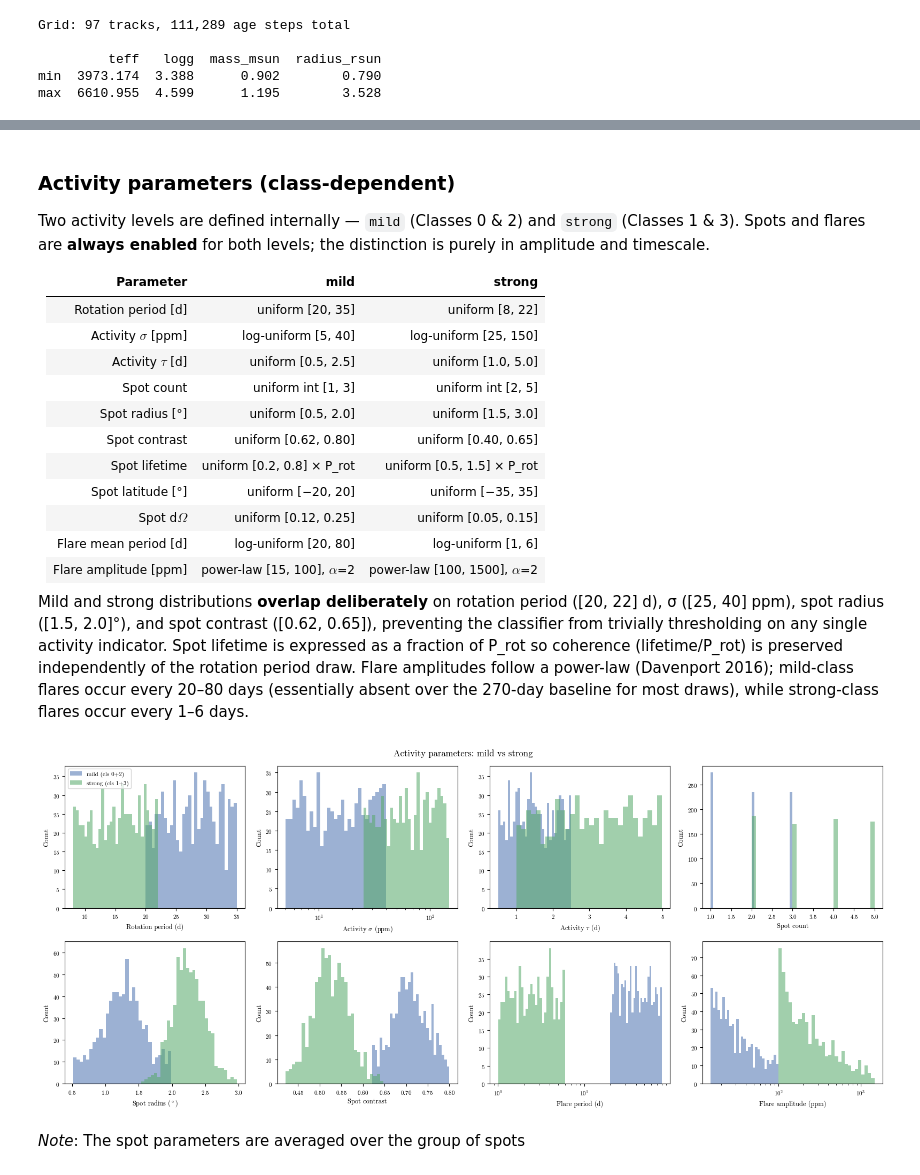
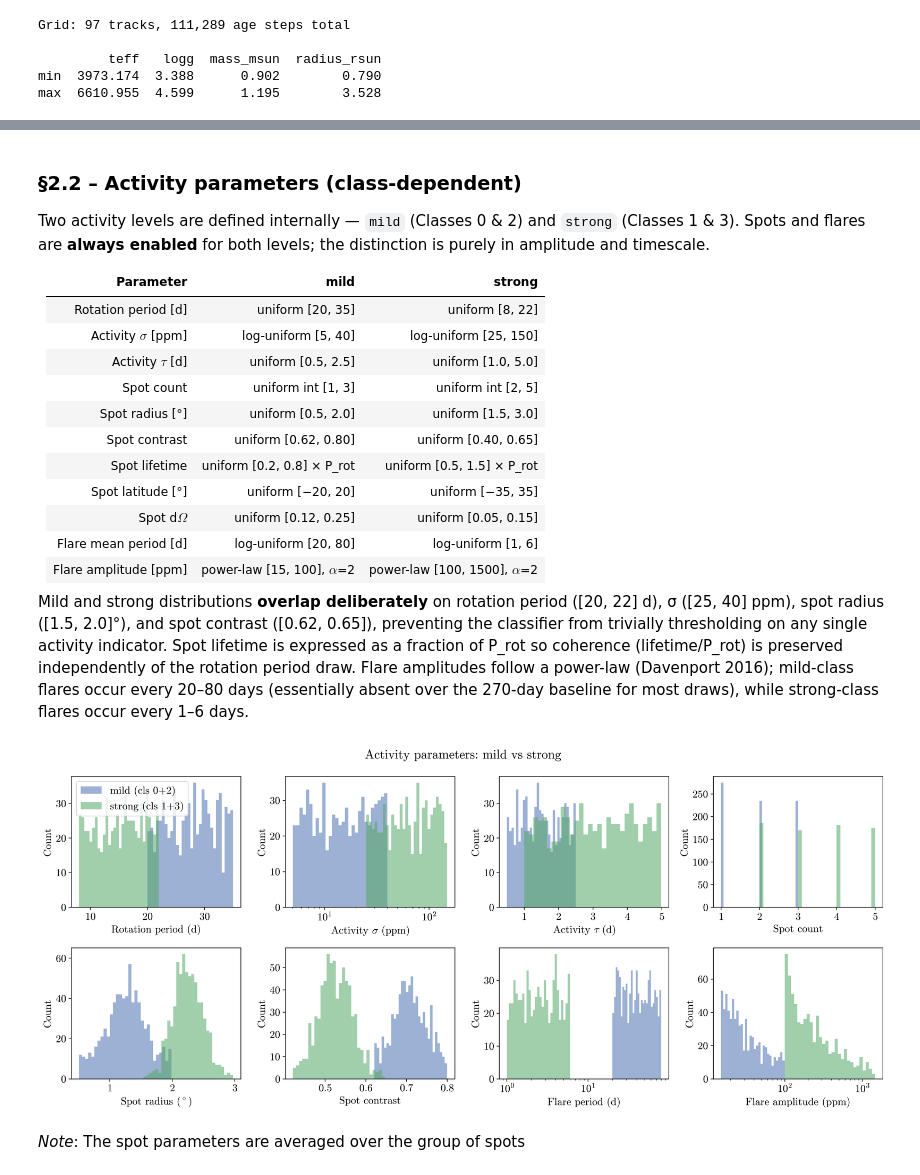
Before and after one commit to IsaacLP/Computational-Astrobiology, a Jupyter notebook: project/notebooks/phase2_simulation_pipeline.ipynb, the cells around one changed output, grey strips where cells are left out. Cells and saved outputs as stored; diff of their text form; code cells hidden in the pictures.

```diff
--- a/project/notebooks/phase2_simulation_pipeline.ipynb
+++ b/project/notebooks/phase2_simulation_pipeline.ipynb
@@ -52,6 +56,7 @@ import matplotlib.ticker as mticker
 from matplotlib.patches import Rectangle
 
 plt.style.use("seaborn-v0_8-deep")
+plt.rcParams.update({"figure.dpi":300,"font.size":14})
 
 # Resolve project root so we can import simulation utilities and access the grid
 PROJECT = Path().resolve().parent
@@ -187,11 +192,10 @@ stellar_params = [
 fig, axes = plt.subplots(1, 4, figsize=(14, 3.5))
 for ax, (col, xlabel) in zip(axes, stellar_params):
     ax.hist(meta[col].dropna(), bins=40, color="steelblue", alpha=0.85, edgecolor="none")
-    ax.set_xlabel(xlabel, fontsize=9)
-    ax.set_ylabel("Count", fontsize=9)
-    ax.tick_params(labelsize=8)
+    ax.set_xlabel(xlabel)
+    ax.set_ylabel("Count")
 
-fig.suptitle("Stellar parameters (all classes combined)", fontsize=11)
+fig.suptitle("Stellar parameters (all classes combined)")
 plt.tight_layout()
 plt.show()
 # %% [output]
@@ -199,5 +203,5 @@ plt.show()
 # %% [markdown]
-### Activity parameters (class-dependent)
+### §2.2 – Activity parameters (class-dependent)
 
 Two activity levels are defined internally — `mild` (Classes 0 & 2) and `strong` (Classes 1 & 3). Spots and flares are **always enabled** for both levels; the distinction is purely in amplitude and timescale.
 
@@ -227,39 +231,39 @@ activity_params = [
     ("tau_days",               r"Activity $\tau$ (d)",        False),
     ("spot_count",             "Spot count",            False),
     ("spot_radius_deg",        r"Spot radius $(^\circ)$",       False),
     ("spot_contrast",          "Spot contrast",         False),
     ("flare_mean_period_days", "Flare period (d)",      True),
     ("flare_amplitude_ppm",    "Flare amplitude (ppm)", True),
 ]
 
 fig, axes = plt.subplots(2, 4, figsize=(16, 7))
 axes = axes.flatten()
 
 for ax, (col, xlabel, log_x) in zip(axes, activity_params):
     for mask, label, color in [
         (mild_mask,   "mild (cls 0+2)",   "C0"),
         (strong_mask, "strong (cls 1+3)", "C1"),
     ]:
         vals = meta.loc[mask, col].dropna()
         if vals.empty:
             continue
         if log_x:
             lo, hi = np.log10(vals.min()), np.log10(vals.max())
             bins = np.logspace(lo, hi, 30) if lo < hi else 30
             ax.set_xscale("log")
         else:
             bins = 30
         ax.hist(vals, bins=bins, alpha=0.55, color=color, label=label)
-    ax.set_xlabel(xlabel, fontsize=9)
-    ax.set_ylabel("Count", fontsize=9)
-    ax.tick_params(labelsize=8)
+    ax.set_xlabel(xlabel)
+    ax.set_ylabel("Count")
+    ax.tick_params()
 
-axes[0].legend(fontsize=8)
-fig.suptitle("Activity parameters: mild vs strong", fontsize=12)
+axes[0].legend()
+fig.suptitle("Activity parameters: mild vs strong")
 plt.tight_layout()
 plt.show()
 # %% [output]
-[figure, old version]
+[figure, new version]
 # %% [markdown]
 *Note*: The spot parameters are averaged over the group of spots
 # %% [markdown]
```
Also changed, not shown: parts of 41 cells of this notebook.
